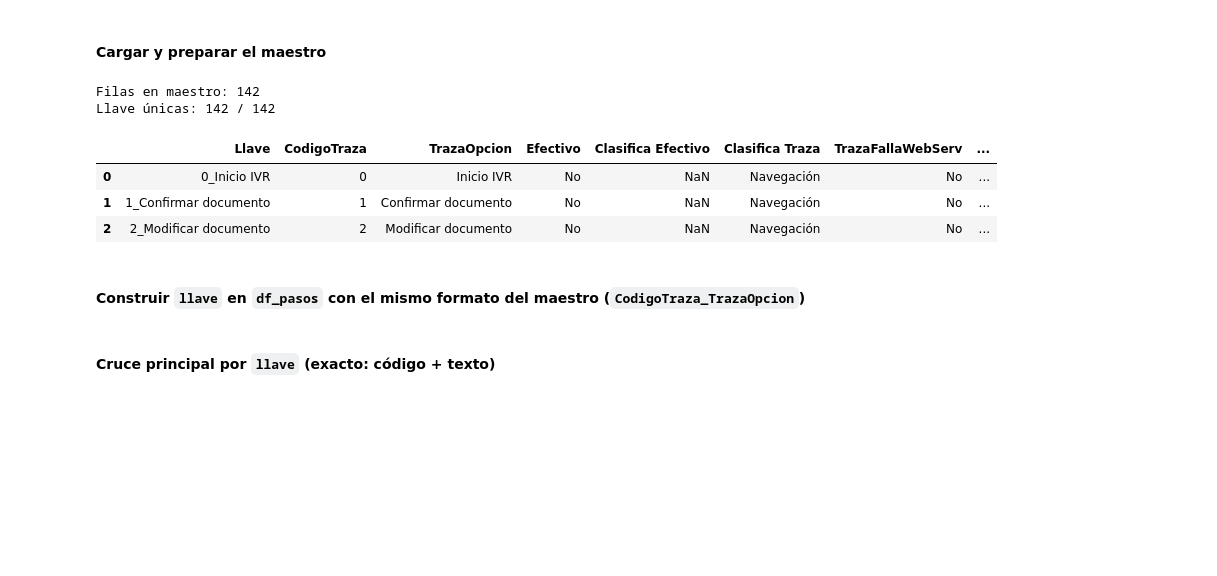
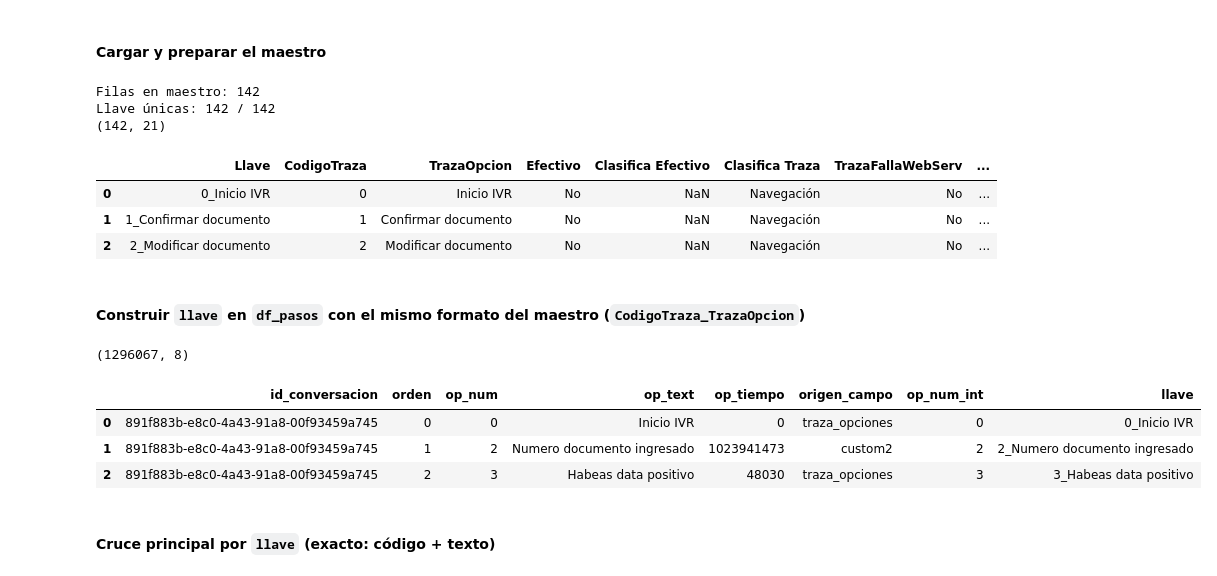
Before and after one commit to JPSOLANO10/Graphos_alk, a Jupyter notebook: 07_pipeline.ipynb, the cells around one changed output. Saved outputs shown, nothing was run; the diff lists cells and outputs as text; code cells hidden in the pictures; blank space fills up the shorter version.

```diff
--- a/07_pipeline.ipynb
+++ b/07_pipeline.ipynb
@@ -537,10 +537,12 @@ maestro["TrazaOpcion"] = maestro["TrazaOpcion"].astype(str).str.strip()
 print("Filas en maestro:", len(maestro))
 print("Llave únicas:", maestro["Llave"].nunique(), "/", len(maestro))
 assert maestro["Llave"].is_unique, "Llave dejó de ser única — revisa el maestro actualizado"
+print(maestro.shape)
 maestro.head(3)
 # %% [output]
 Filas en maestro: 142
 Llave únicas: 142 / 142
+(142, 21)
 |  | Llave | CodigoTraza | TrazaOpcion | Efectivo | Clasifica Efectivo | Clasifica Traza | TrazaFallaWebServ | ... |
 | 0 | 0_Inicio IVR | 0 | Inicio IVR | No | NaN | Navegación | No | ... |
 | 1 | 1_Confirmar documento | 1 | Confirmar documento | No | NaN | Navegación | No | ... |
@@ -550,15 +552,23 @@ Llave únicas: 142 / 142
 # %%
 df_pasos["op_text"] = df_pasos["op_text"].astype(str).str.strip()
 df_pasos["op_num_int"] = pd.to_numeric(df_pasos["op_num"], errors="coerce")
 
 codigo_no_numerico = df_pasos["op_num_int"].isna().sum()
 if codigo_no_numerico:
     print(f"Aviso: {codigo_no_numerico} pasos con op_num no numérico — no podrán armar 'llave', quedarán 'no identificado'.")
 
 df_pasos["llave"] = (
     df_pasos["op_num_int"].astype("Int64").astype(str) + "_" + df_pasos["op_text"]
 )
 df_pasos.loc[df_pasos["op_num_int"].isna(), "llave"] = pd.NA
+print(df_pasos.shape)
+df_pasos.head(3)
+# %% [output]
+(1296067, 8)
+|  | id_conversacion | orden | op_num | op_text | op_tiempo | origen_campo | op_num_int | llave |
+| 0 | 891f883b-e8c0-4a43-91a8-00f93459a745 | 0 | 0 | Inicio IVR | 0 | traza_opciones | 0 | 0_Inicio IVR |
+| 1 | 891f883b-e8c0-4a43-91a8-00f93459a745 | 1 | 2 | Numero documento ingresado | 1023941473 | custom2 | 2 | 2_Numero documento ingresado |
+| 2 | 891f883b-e8c0-4a43-91a8-00f93459a745 | 2 | 3 | Habeas data positivo | 48030 | traza_opciones | 3 | 3_Habeas data positivo |
 # %% [markdown]
 #### Cruce principal por `llave` (exacto: código + texto)
 # %%
```
Also changed, not shown: parts of 21 cells of this notebook, 1 other file.
